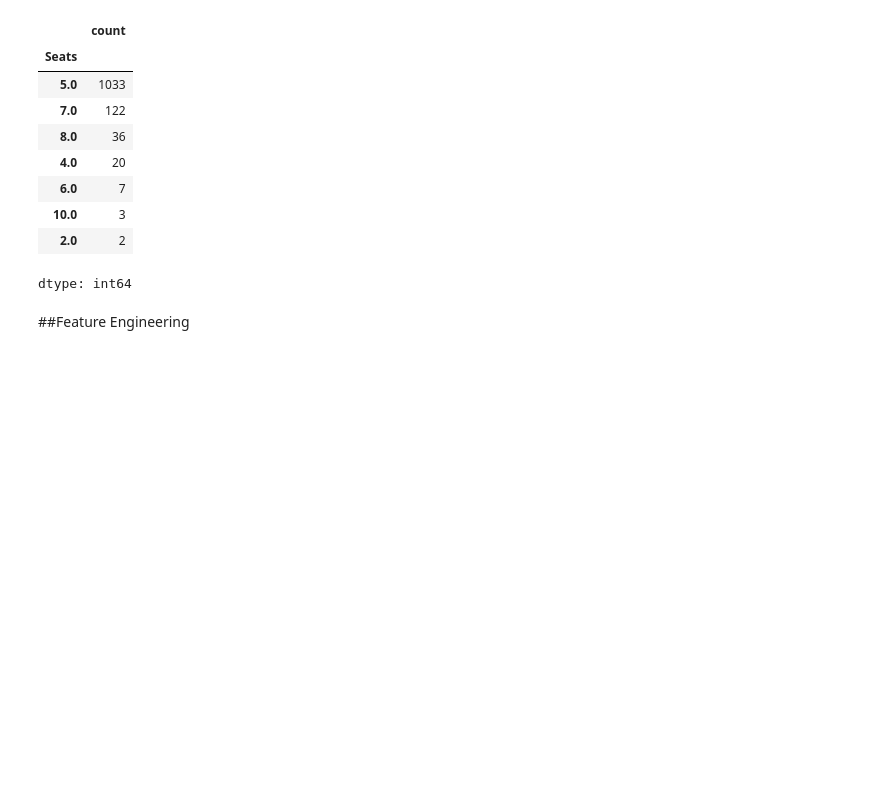
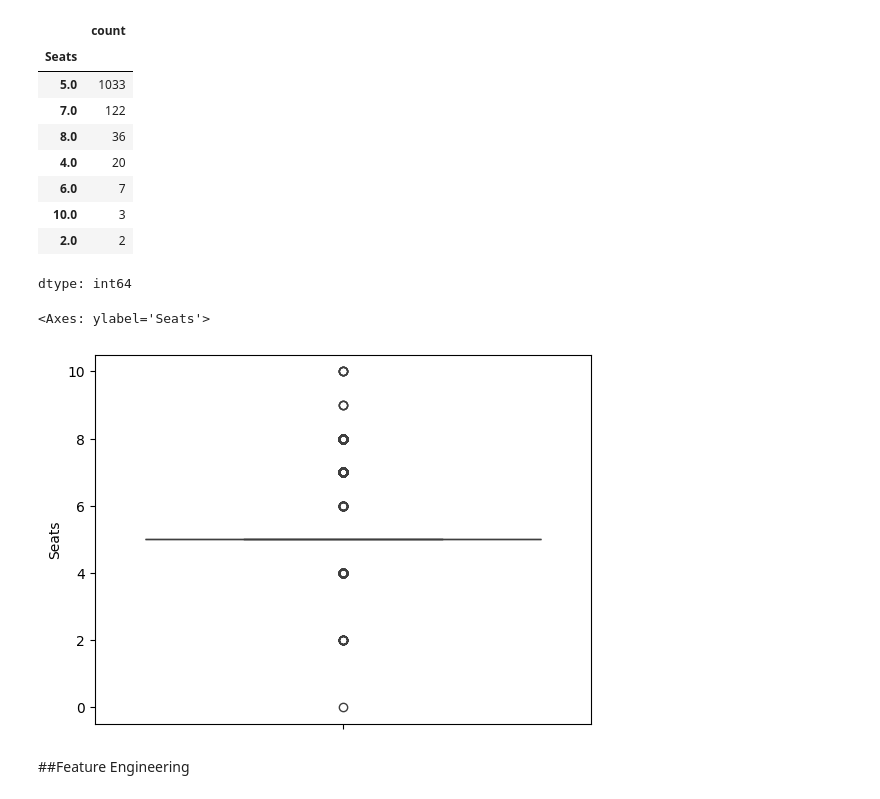
Before and after one commit to kevin-joseph08/UsedCarPriceEDA, a Jupyter notebook: Capstone_EDA.ipynb, the cells around one changed output. Drawn from its saved outputs; the diff is of its cells as text; code cells hidden in the pictures; blank space fills up the shorter version.

```diff
--- a/Capstone_EDA.ipynb
+++ b/Capstone_EDA.ipynb
@@ -529,6 +524,11 @@ dtype: int64
 # %%
 train['Seats'] = train['Seats'].fillna(5.0)
 test['Seats'] = test['Seats'].fillna(5.0)
+# %%
+sns.boxplot(train['Seats'])
+# %% [output]
+<Axes: ylabel='Seats'>
+[figure, added]
 # %% [markdown]
 ##Feature Engineering
 # %%
```
Also changed, not shown: parts of 5 cells of this notebook.
